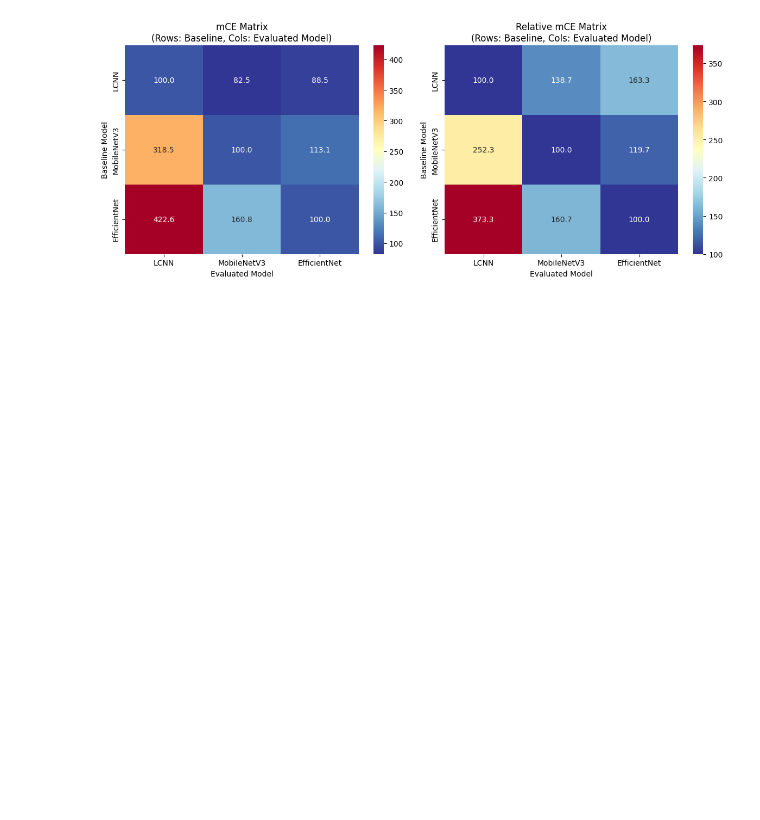
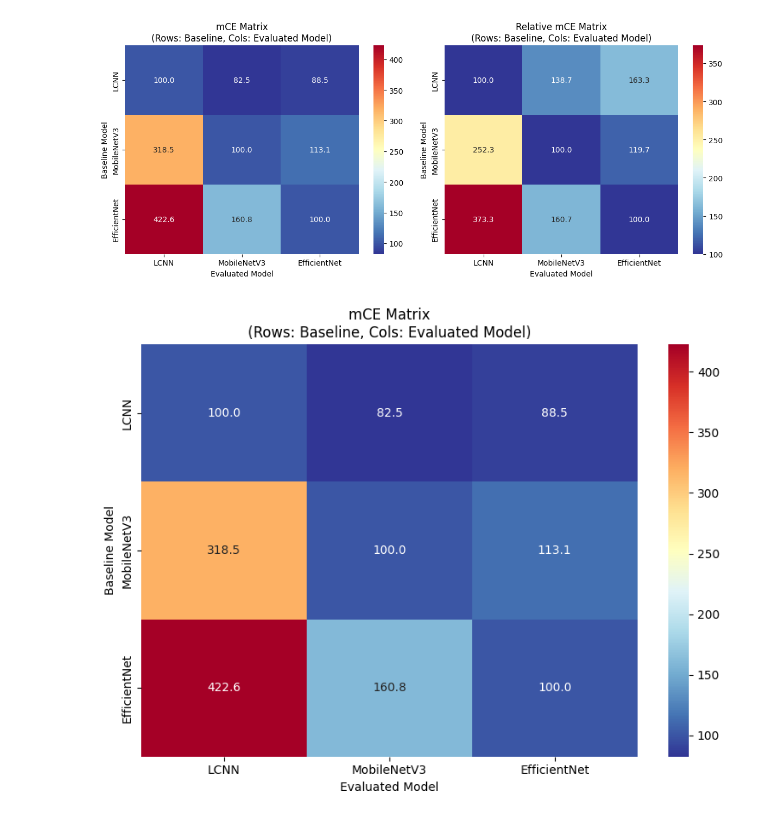
Before and after one commit to saulolv/TinyML-Robustness-Mango, a Jupyter notebook: v2/notebooks/evaluate_mce.ipynb, the cells around one changed output. Drawn from its saved outputs; the diff is of its cells as text; code cells hidden in the pictures; blank space fills up the shorter version.

Commit message:
feat: add plots to mce

```diff
--- a/v2/notebooks/evaluate_mce.ipynb
+++ b/v2/notebooks/evaluate_mce.ipynb
@@ -773,3 +773,22 @@ plt.savefig('../../v2/results/mce/mce_heatmaps.png', dpi=300, bbox_inches='tight
 plt.show()
 # %% [output]
 [figure]
+# %%
+# Visualizar apenas a matriz mCE como heatmap
+import matplotlib.pyplot as plt
+import seaborn as sns
+
+fig, ax = plt.subplots(figsize=(8, 6))
+
+# Heatmap para mCE
+mce_matrix_values = df_mce_matrix.set_index('Baseline')
+sns.heatmap(mce_matrix_values, annot=True, fmt='.1f', cmap='RdYlBu_r', ax=ax)
+ax.set_title('mCE Matrix\n(Rows: Baseline, Cols: Evaluated Model)')
+ax.set_xlabel('Evaluated Model')
+ax.set_ylabel('Baseline Model')
+
+plt.tight_layout()
+plt.savefig('../../v2/results/mce/mce_heatmap_only.png', dpi=300, bbox_inches='tight')
+plt.show()
+# %% [output]
+[figure, added]
```
